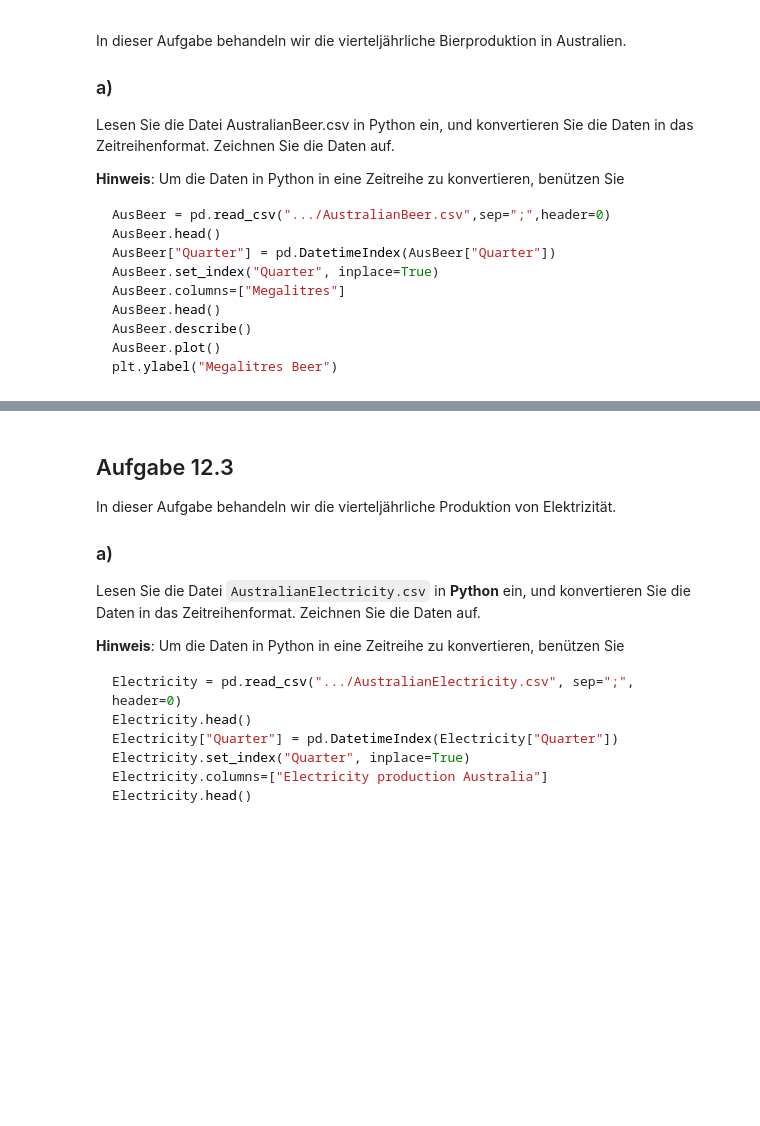
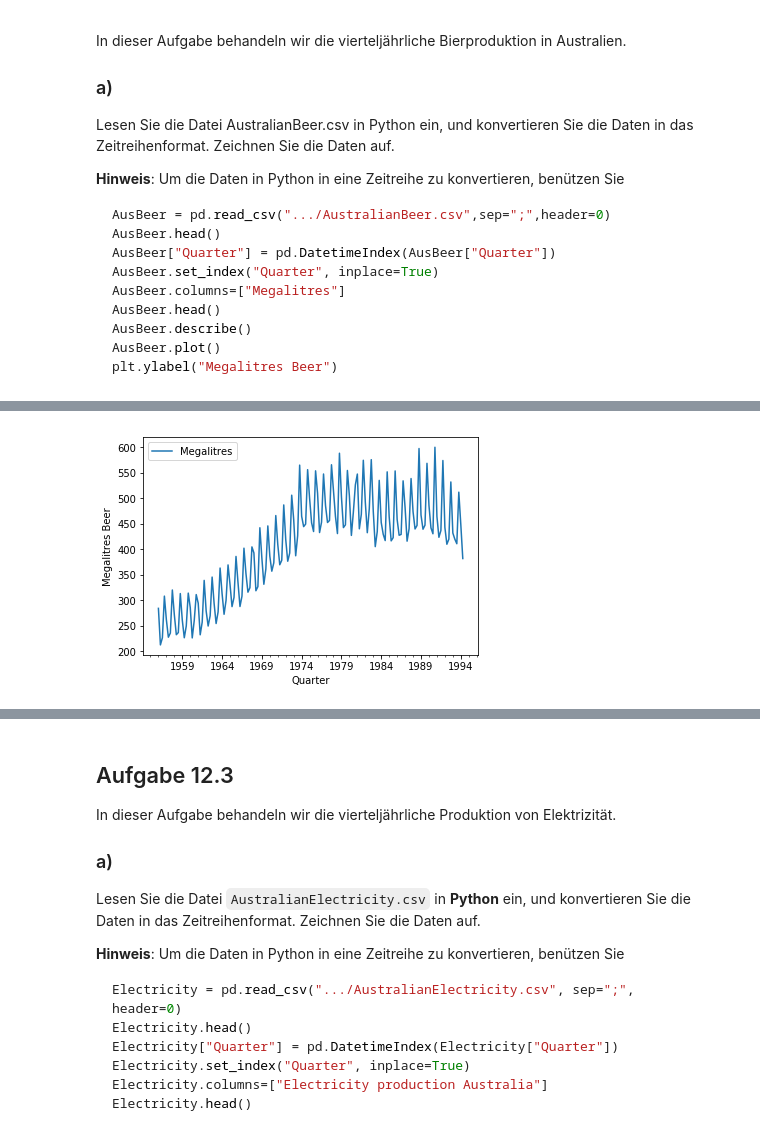
Before and after one commit to KilnOfTheSecondFlame/STAT_HS18_Exercises, a Jupyter notebook: 12_Exercise12/12_Exercise12.ipynb, the cells around one changed output, grey strips where cells are left out. Cells and saved outputs as stored; diff of their text form; code cells hidden in the pictures; blank space fills up the shorter version.

Commit message:
Finish 12.2 :beers:

````diff
--- a/12_Exercise12/12_Exercise12.ipynb
+++ b/12_Exercise12/12_Exercise12.ipynb
@@ -148,3 +148,6 @@ AusBeer.describe()
 AusBeer.plot()
 plt.ylabel("Megalitres Beer")
 ```
+# %%
+AusBeer = pd.read_csv(r"./AustralianBeer.csv",sep=";",header=0)
+AusBeer.head()
@@ -150,0 +161,5 @@ plt.ylabel("Megalitres Beer")
+# %%
+AusBeer["Quarter"] = pd.DatetimeIndex(AusBeer["Quarter"])
+AusBeer.set_index("Quarter", inplace=True)
+AusBeer.columns=["Megalitres"]
+AusBeer.head()
@@ -151,3 +186,9 @@ plt.ylabel("Megalitres Beer")
+# %%
+AusBeer.plot()
+plt.ylabel("Megalitres Beer")
+plt.show()
+# %% [output]
+[figure, added]
 # %% [markdown]
 ### b)
 
````
Also changed, not shown: parts of 7 cells of this notebook, 1 other file.
